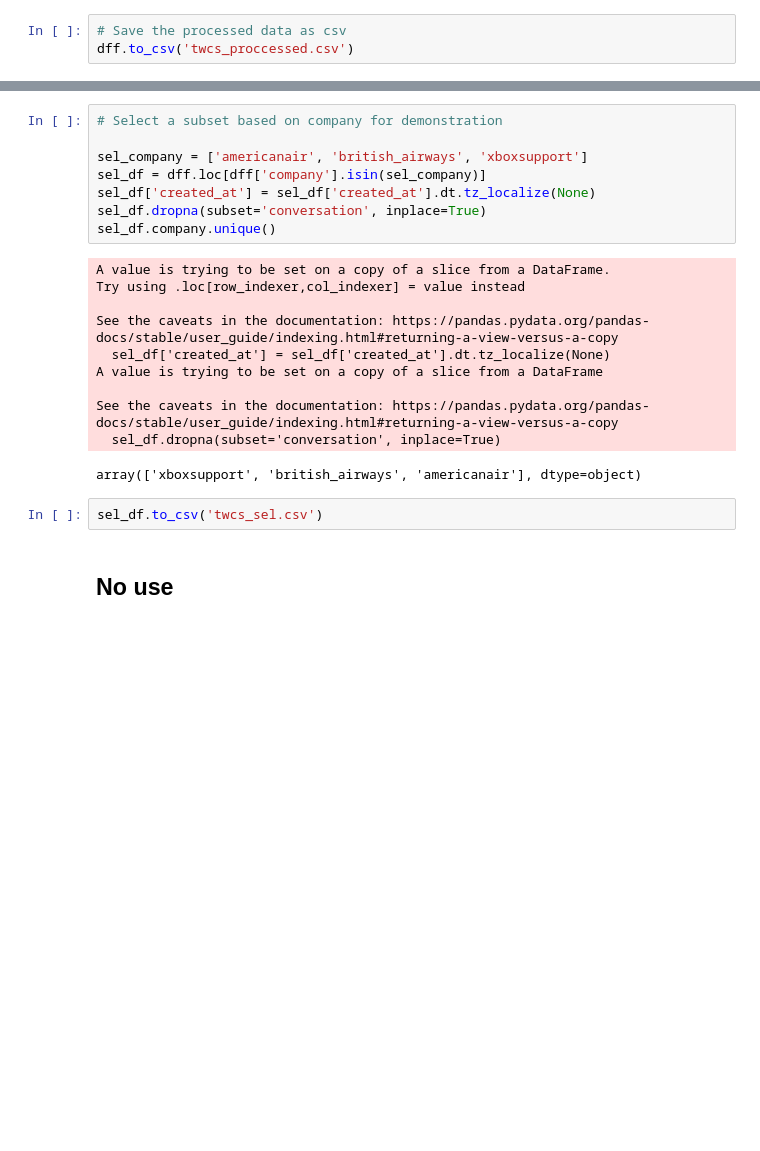
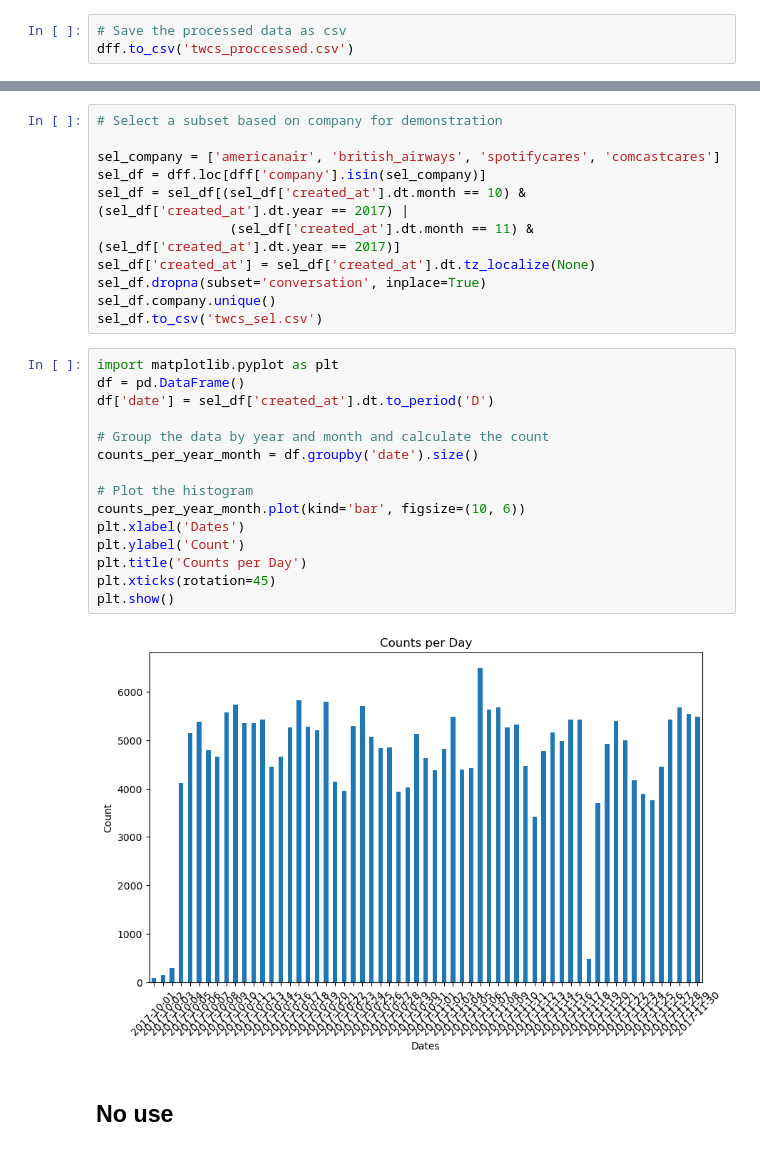
Before and after one commit to Sydney-Informatics-Hub/juxtorpus, a Jupyter notebook: notebooks/demos/taster_workshop/twcs_proc.ipynb, the cells around one changed output, grey strips where cells are left out. Saved outputs shown, nothing was run; the diff lists cells and outputs as text; blank space fills up the shorter version.

Commit message:
Refilter the selected customer service data

```diff
--- a/notebooks/demos/taster_workshop/twcs_proc.ipynb
+++ b/notebooks/demos/taster_workshop/twcs_proc.ipynb
@@ -213,24 +215,31 @@ Counter(dff['company']).most_common(20)
 # %%
 # Select a subset based on company for demonstration
 
-sel_company = ['americanair', 'british_airways', 'xboxsupport']
+sel_company = ['americanair', 'british_airways', 'spotifycares', 'comcastcares']
 sel_df = dff.loc[dff['company'].isin(sel_company)]
+sel_df = sel_df[(sel_df['created_at'].dt.month == 10) & (sel_df['created_at'].dt.year == 2017) |
+                 (sel_df['created_at'].dt.month == 11) & (sel_df['created_at'].dt.year == 2017)]
 sel_df['created_at'] = sel_df['created_at'].dt.tz_localize(None)
 sel_df.dropna(subset='conversation', inplace=True)
 sel_df.company.unique()
+sel_df.to_csv('twcs_sel.csv')
-# %% [output]
-A value is trying to be set on a copy of a slice from a DataFrame.
-Try using .loc[row_indexer,col_indexer] = value instead
-
-See the caveats in the documentation: https://pandas.pydata.org/pandas-docs/stable/user_guide/indexing.html#returning-a-view-versus-a-copy
-  sel_df['created_at'] = sel_df['created_at'].dt.tz_localize(None)
-A value is trying to be set on a copy of a slice from a DataFrame
-
-See the caveats in the documentation: https://pandas.pydata.org/pandas-docs/stable/user_guide/indexing.html#returning-a-view-versus-a-copy
-  sel_df.dropna(subset='conversation', inplace=True)
-array(['xboxsupport', 'british_airways', 'americanair'], dtype=object)
 # %%
-sel_df.to_csv('twcs_sel.csv')
+import matplotlib.pyplot as plt
+df = pd.DataFrame()
+df['date'] = sel_df['created_at'].dt.to_period('D')
+
+# Group the data by year and month and calculate the count
+counts_per_year_month = df.groupby('date').size()
+
+# Plot the histogram
+counts_per_year_month.plot(kind='bar', figsize=(10, 6))
+plt.xlabel('Dates')
+plt.ylabel('Count')
+plt.title('Counts per Day')
+plt.xticks(rotation=45)
+plt.show()
+# %% [output]
+[figure, added]
 # %% [markdown]
 ## No use
 # %%
```
Also changed, not shown: parts of 1 cell of this notebook, 1 other file.
